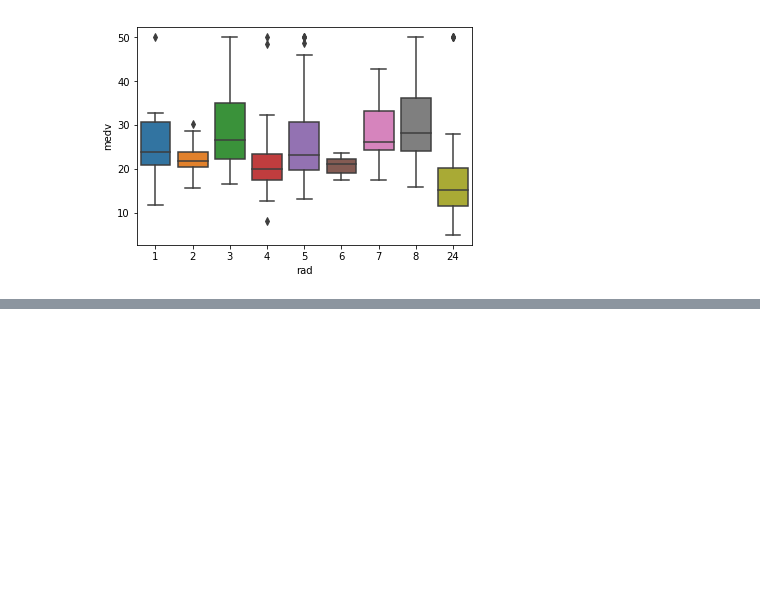
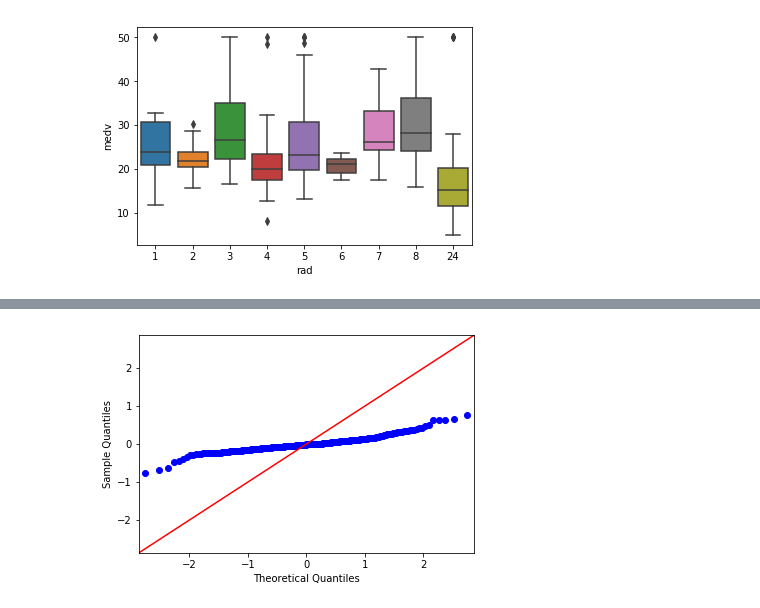
Before and after one commit to akerkar/Boston_Housing, a Jupyter notebook: Boston Project.ipynb, the cells around one changed output, grey strips where cells are left out. Cells and saved outputs as stored; diff of their text form; code cells hidden in the pictures; blank space fills up the shorter version.

```diff
--- a/Boston Project.ipynb
+++ b/Boston Project.ipynb
@@ -143,0 +202,4 @@ sns.distplot(model.resid)
+# %%
+qqplot(model.resid, line='45');
+# %% [output]
+[figure, added]
```
Also changed, not shown: parts of 29 cells of this notebook, 1 other file.
